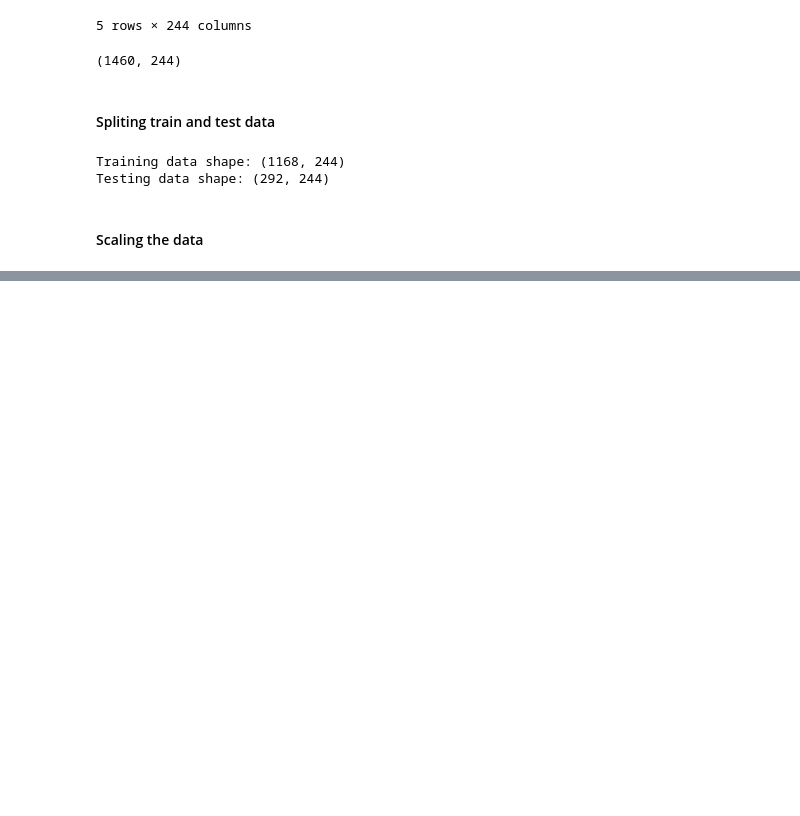
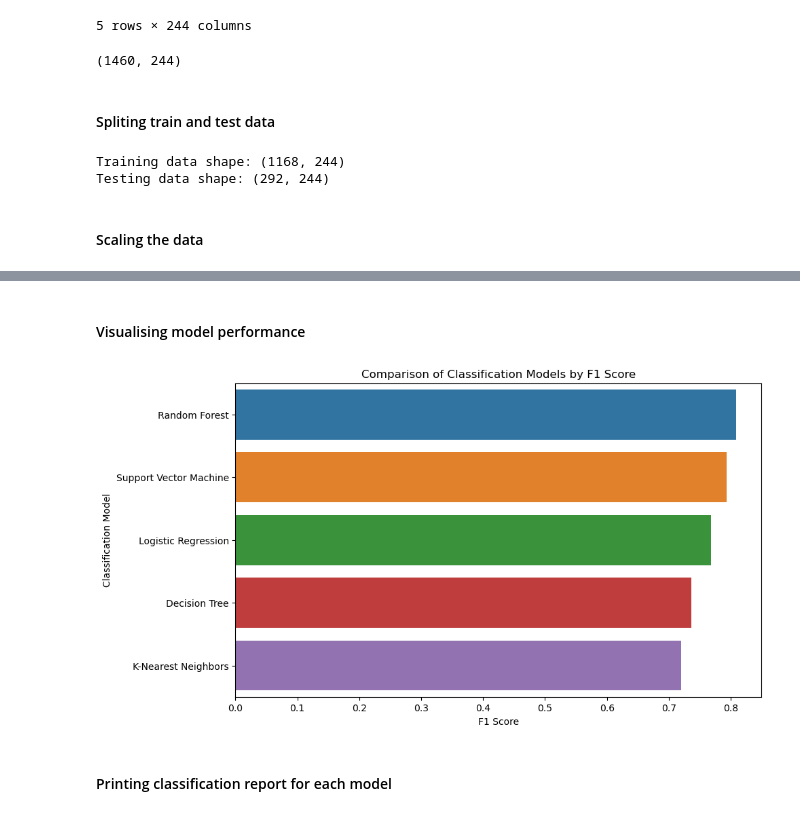
Before and after one commit to MohammadRafi21/House-Prices-Advanced-Regression, a Jupyter notebook: House_Price_Classification.ipynb, the cells around one changed output, grey strips where cells are left out. Cells and saved outputs as stored; diff of their text form; code cells hidden in the pictures; blank space fills up the shorter version.

```diff
--- a/House_Price_Classification.ipynb
+++ b/House_Price_Classification.ipynb
@@ -165,0 +187,33 @@ X_test_scaled = scaler.transform(X_test)
+# %%
+# Store results
+results = []
+
+# Train and evaluate each model
+for model_name, model in models.items():
+
+    # Train model
+    model.fit(X_train_scaled, y_train)
+
+    # Make predictions
+    y_pred = model.predict(X_test_scaled)
+
+    # Calculate evaluation metrics
+    accuracy = accuracy_score(y_test, y_pred)
+    precision = precision_score(y_test, y_pred, average="weighted")
+    recall = recall_score(y_test, y_pred, average="weighted")
+    f1 = f1_score(y_test, y_pred, average="weighted")
+
+    # Store results
+    results.append({
+        "Model": model_name,
+        "Accuracy": accuracy,
+        "Precision": precision,
+        "Recall": recall,
+        "F1 Score": f1
+    })
+
+# Convert results to DataFrame
+results_df = pd.DataFrame(results)
+
+# Display results
+results_df
@@ -165,0 +239,13 @@ X_test_scaled = scaler.transform(X_test)
+# %% [markdown]
+#### Visualising model performance
+# %%
+plt.figure(figsize=(10, 6))
+sns.barplot(x="F1 Score", y="Model", data=results_df.sort_values(by="F1 Score", ascending=False))
+plt.title("Comparison of Classification Models by F1 Score")
+plt.xlabel("F1 Score")
+plt.ylabel("Classification Model")
+plt.show()
+# %% [output]
+[figure, added]
+# %% [markdown]
+#### Printing classification report for each model
```
Also changed, not shown: parts of 9 cells of this notebook.
